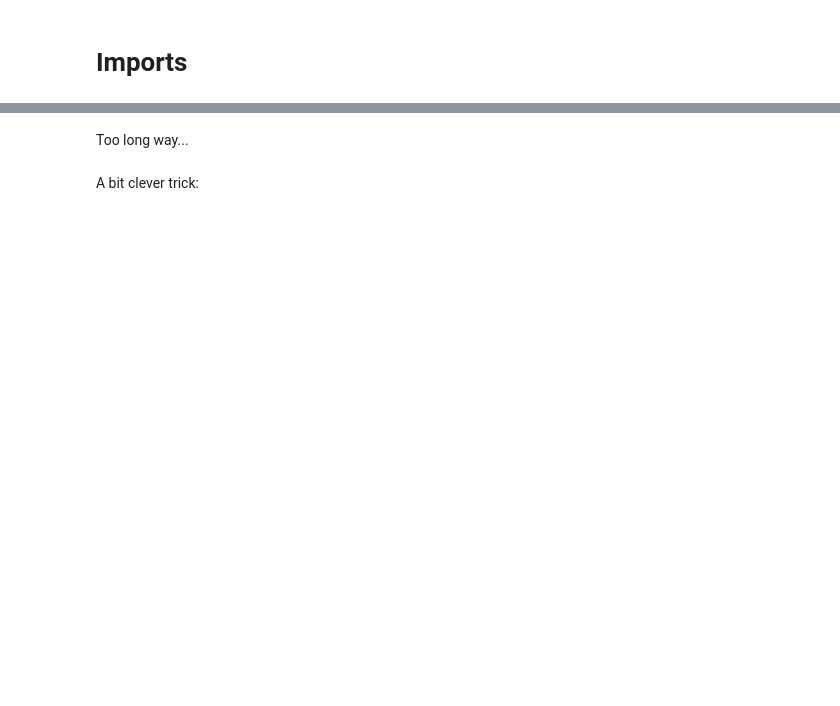
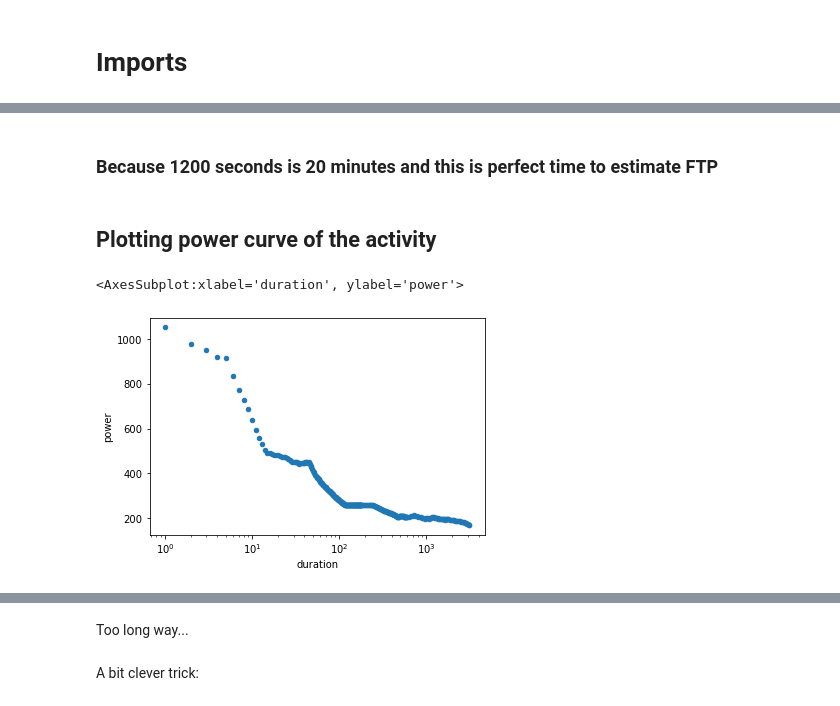
Before and after one commit to matib-g/MasterThesis-Analysis-of-cyclists-training, a Jupyter notebook: ReadData.ipynb, the cells around one changed output, grey strips where cells are left out. Drawn from its saved outputs; the diff is of its cells as text; code cells hidden in the pictures; blank space fills up the shorter version.

```diff
--- a/ReadData.ipynb
+++ b/ReadData.ipynb
@@ -25,0 +30,2 @@ len(athletes)
+# %%
+random_athlete = athletes[448]
@@ -25,0 +40,2 @@ len(athletes)
+# %%
+random_activities = list(random_athlete.activities())
@@ -25,0 +99,10 @@ len(athletes)
+# %% [markdown]
+### Because 1200 seconds is 20 minutes and this is perfect time to estimate FTP
+# %% [markdown]
+## Plotting power curve of the activity
+# %%
+df = pd.DataFrame({'duration':random_activities[n].metadata['METRICS']['power_mmp_secs'], 'power':random_activities[n].metadata['METRICS']['power_mmp']})
+df.plot('duration', 'power', kind='scatter', logx=True)
+# %% [output]
+<AxesSubplot:xlabel='duration', ylabel='power'>
+[figure, added]
```
Also changed, not shown: parts of 79 cells of this notebook.
